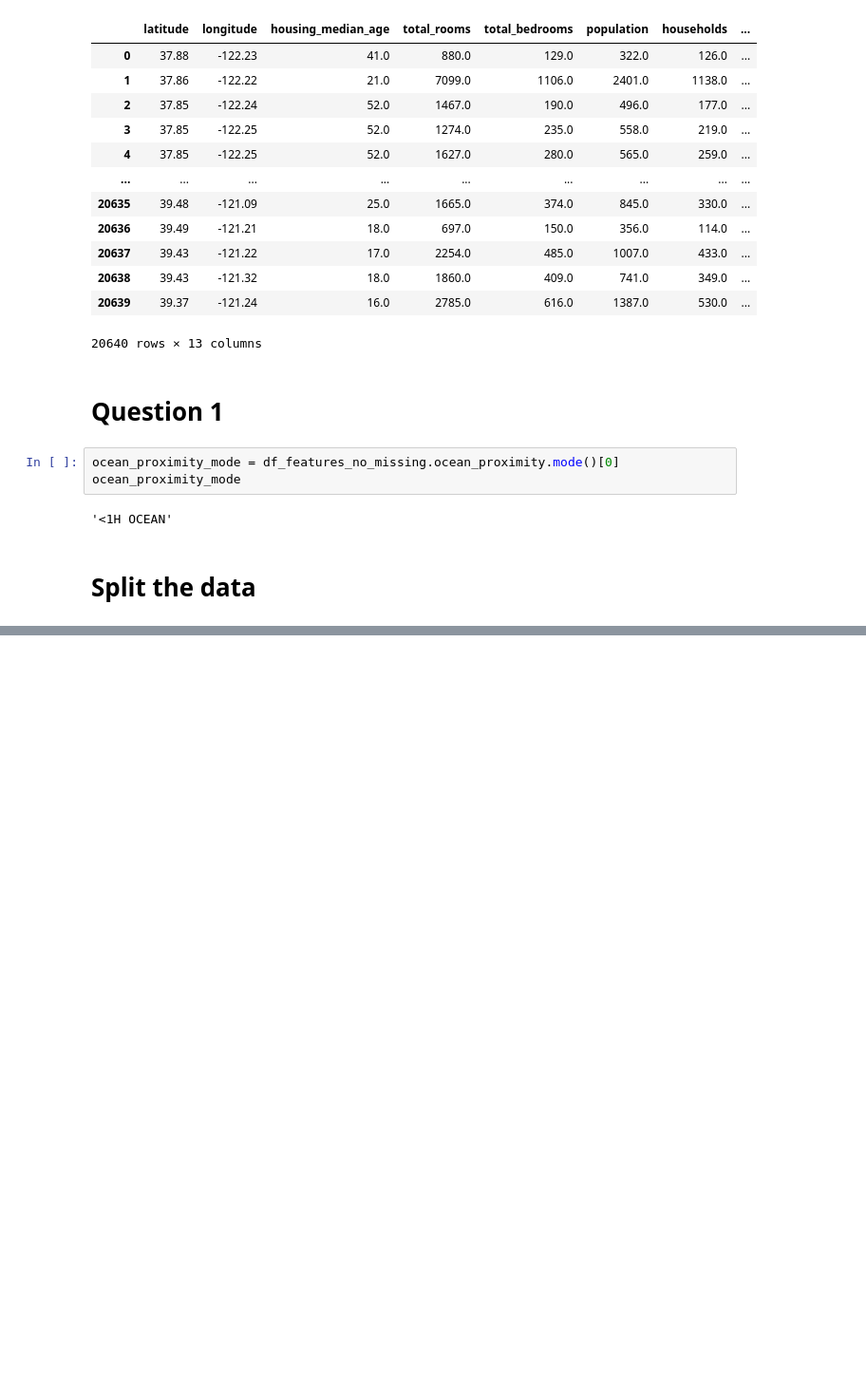
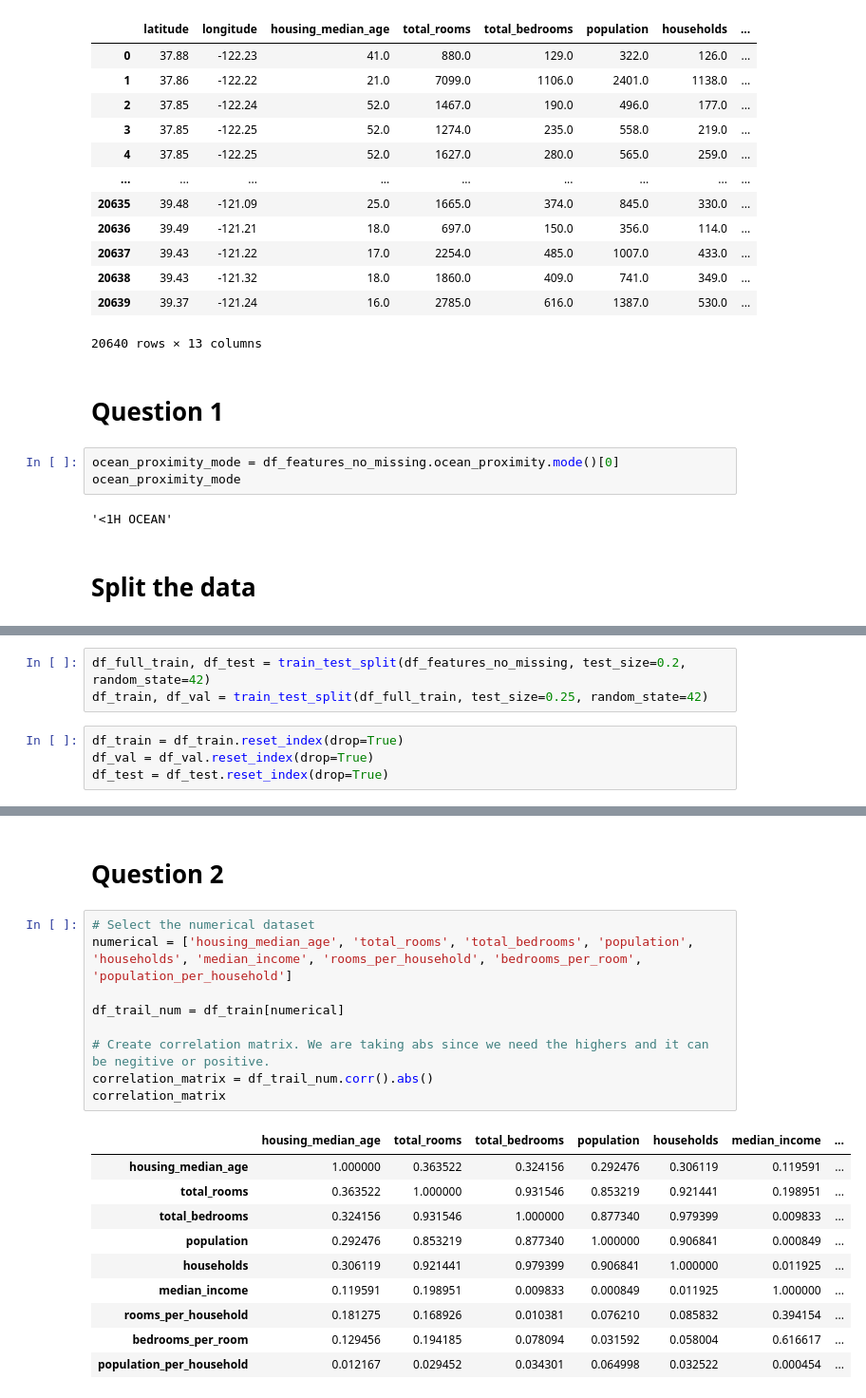
Before and after one commit to gruberasher/ml-zoomcamp, a Jupyter notebook: 03-classification/homework-3.ipynb, the cells around one changed output, grey strips where cells are left out. Shown: that part at 95% size. Drawn from its saved outputs; the diff is of its cells as text; blank space fills up the shorter version.

```diff
--- a/03-classification/homework-3.ipynb
+++ b/03-classification/homework-3.ipynb
@@ -59,0 +62,7 @@ ocean_proximity_mode
+# %%
+df_full_train, df_test = train_test_split(df_features_no_missing, test_size=0.2, random_state=42)
+df_train, df_val = train_test_split(df_full_train, test_size=0.25, random_state=42)
+# %%
+df_train = df_train.reset_index(drop=True)
+df_val = df_val.reset_index(drop=True)
+df_test = df_test.reset_index(drop=True)
@@ -59,0 +77,22 @@ ocean_proximity_mode
+# %% [markdown]
+# Question 2
+# %%
+# Select the numerical dataset
+numerical = ['housing_median_age', 'total_rooms', 'total_bedrooms', 'population', 'households', 'median_income', 'rooms_per_household', 'bedrooms_per_room', 'population_per_household']
+
+df_trail_num = df_train[numerical]
+
+# Create correlation matrix. We are taking abs since we need the highers and it can be negitive or positive.
+correlation_matrix = df_trail_num.corr().abs()
+correlation_matrix
+# %% [output]
+|  | housing_median_age | total_rooms | total_bedrooms | population | households | median_income | ... |
+| housing_median_age | 1.000000 | 0.363522 | 0.324156 | 0.292476 | 0.306119 | 0.119591 | ... |
+| total_rooms | 0.363522 | 1.000000 | 0.931546 | 0.853219 | 0.921441 | 0.198951 | ... |
+| total_bedrooms | 0.324156 | 0.931546 | 1.000000 | 0.877340 | 0.979399 | 0.009833 | ... |
+| population | 0.292476 | 0.853219 | 0.877340 | 1.000000 | 0.906841 | 0.000849 | ... |
+| households | 0.306119 | 0.921441 | 0.979399 | 0.906841 | 1.000000 | 0.011925 | ... |
+| median_income | 0.119591 | 0.198951 | 0.009833 | 0.000849 | 0.011925 | 1.000000 | ... |
+| rooms_per_household | 0.181275 | 0.168926 | 0.010381 | 0.076210 | 0.085832 | 0.394154 | ... |
+| bedrooms_per_room | 0.129456 | 0.194185 | 0.078094 | 0.031592 | 0.058004 | 0.616617 | ... |
+| population_per_household | 0.012167 | 0.029452 | 0.034301 | 0.064998 | 0.032522 | 0.000454 | ... |
```
Also changed, not shown: parts of 11 cells of this notebook.
